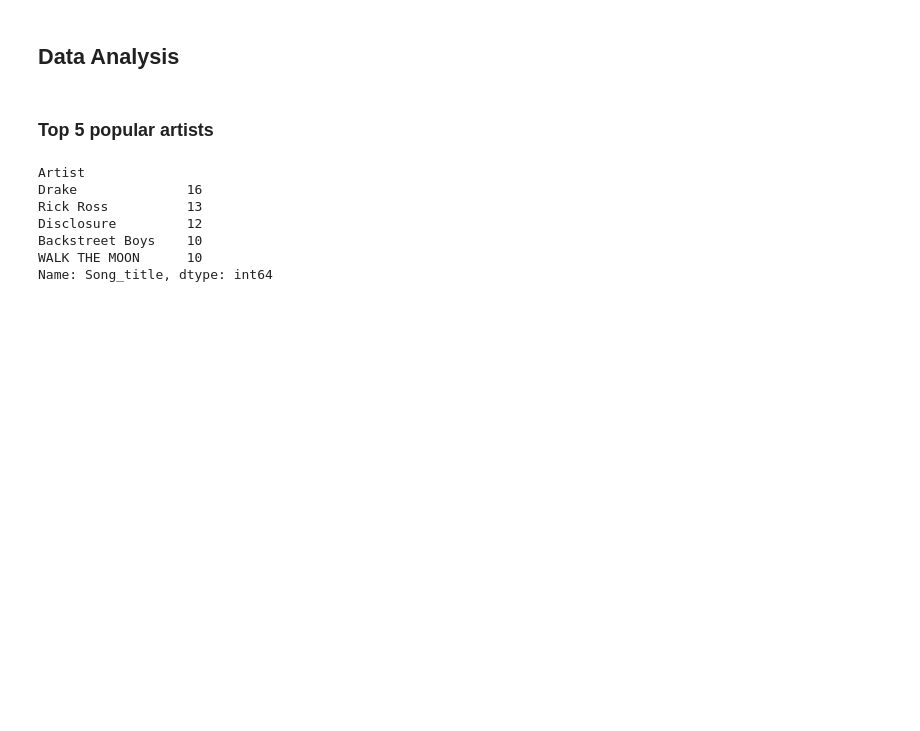
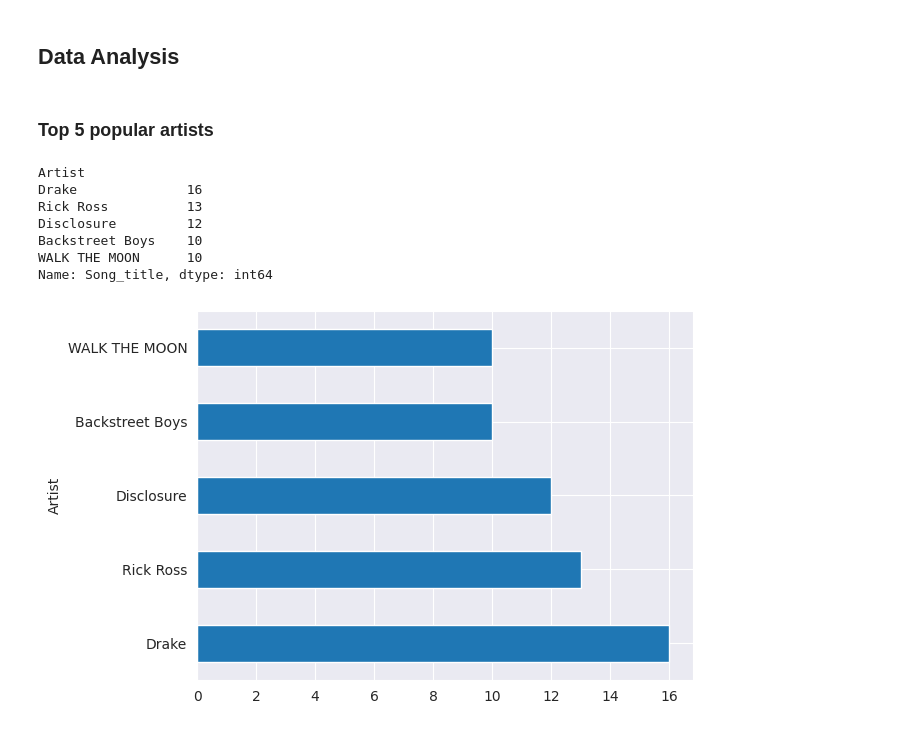
Before and after one commit to samwanyua/Exploratory-Data-Analysis-Project-Spotify-Dataset-Analysis, a Jupyter notebook: Notebook.ipynb, the cells around one changed output. Saved outputs shown, nothing was run; the diff lists cells and outputs as text; code cells hidden in the pictures; blank space fills up the shorter version.

Commit message:
Getting top 5 popular artists

```diff
--- a/Notebook.ipynb
+++ b/Notebook.ipynb
@@ -157,3 +157,8 @@ Disclosure         12
 Backstreet Boys    10
 WALK THE MOON      10
 Name: Song_title, dtype: int64
+# %%
+top_5_artists.plot.barh()
+plt.show()
+# %% [output]
+[figure, added]
```
